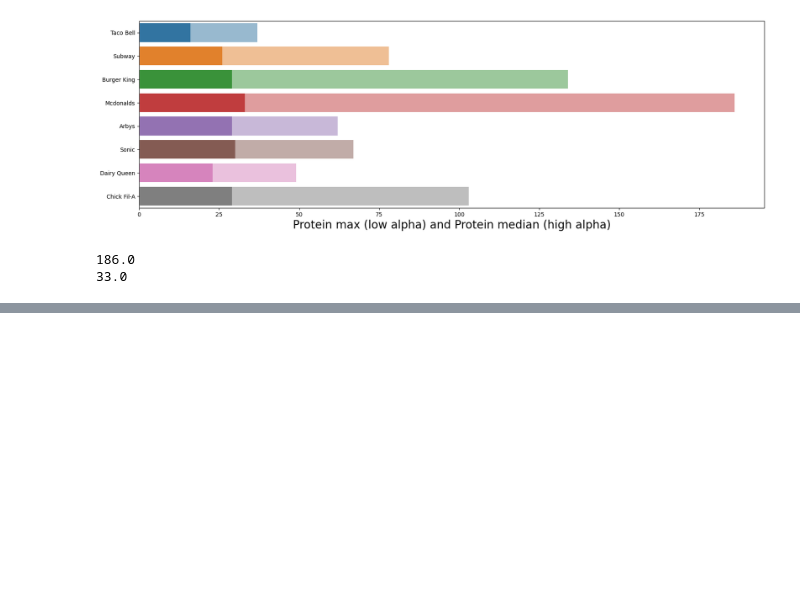
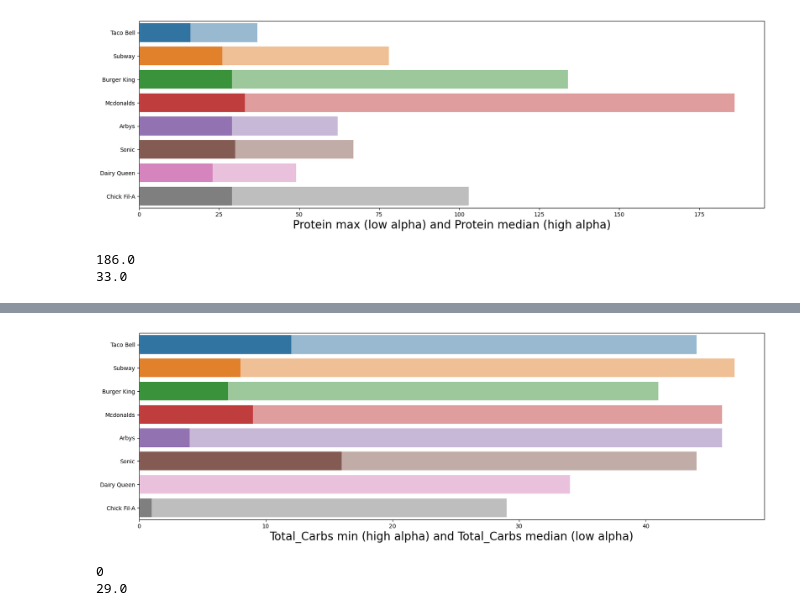
Before and after one commit to ZachMajernik/DataScience1, a Jupyter notebook: FinalProject/FinalProjectDataset.ipynb, the cells around one changed output, grey strips where cells are left out. Saved outputs shown, nothing was run; the diff lists cells and outputs as text; code cells hidden in the pictures; blank space fills up the shorter version.

```diff
--- a/FinalProject/FinalProjectDataset.ipynb
+++ b/FinalProject/FinalProjectDataset.ipynb
@@ -192,0 +220,17 @@ sns.boxplot(data=df, y='restaurant', x='sodium')
+# %%
+plt.figure(figsize = (20,6))
+
+sns.barplot(data=mins, x='total_carb', y='restaurant')
+sns.barplot(data=meds, x='total_carb', y='restaurant', alpha=0.5)
+
+plt.xlabel("Total_Carbs min (high alpha) and Total_Carbs median (low alpha)", fontsize=20)
+
+plt.show()
+# %% [output]
+[figure, added]
+# %%
+print(mins['total_carb'][dq])
+print(meds['total_carb'][cfa])
+# %% [output]
+0
+29.0
```
Also changed, not shown: parts of 8 cells of this notebook, 1 other file.
